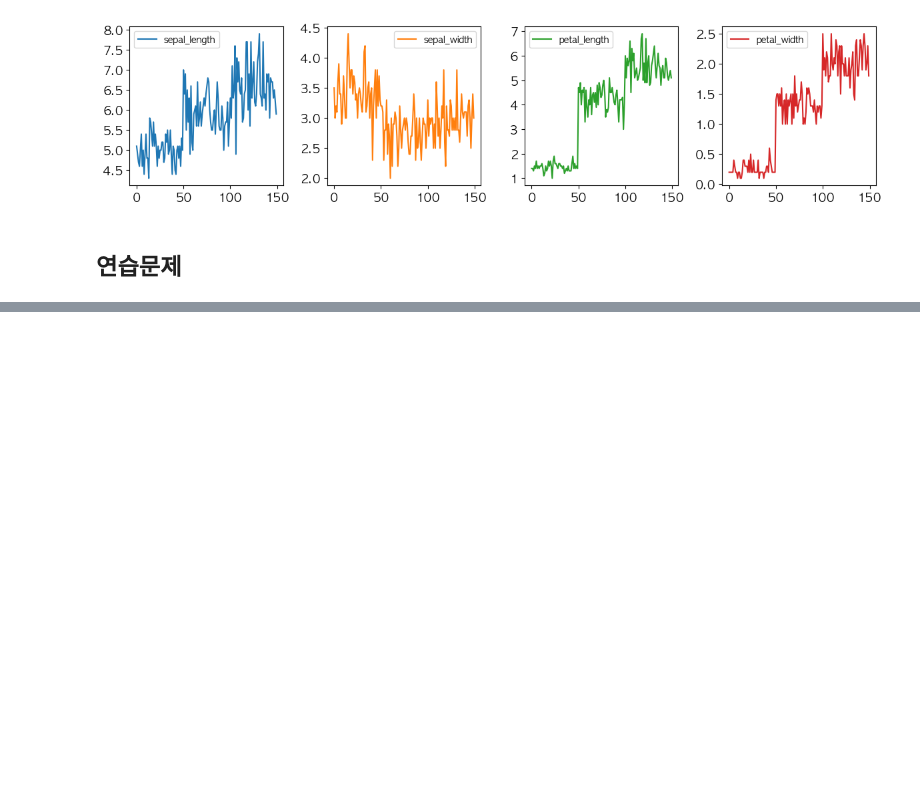
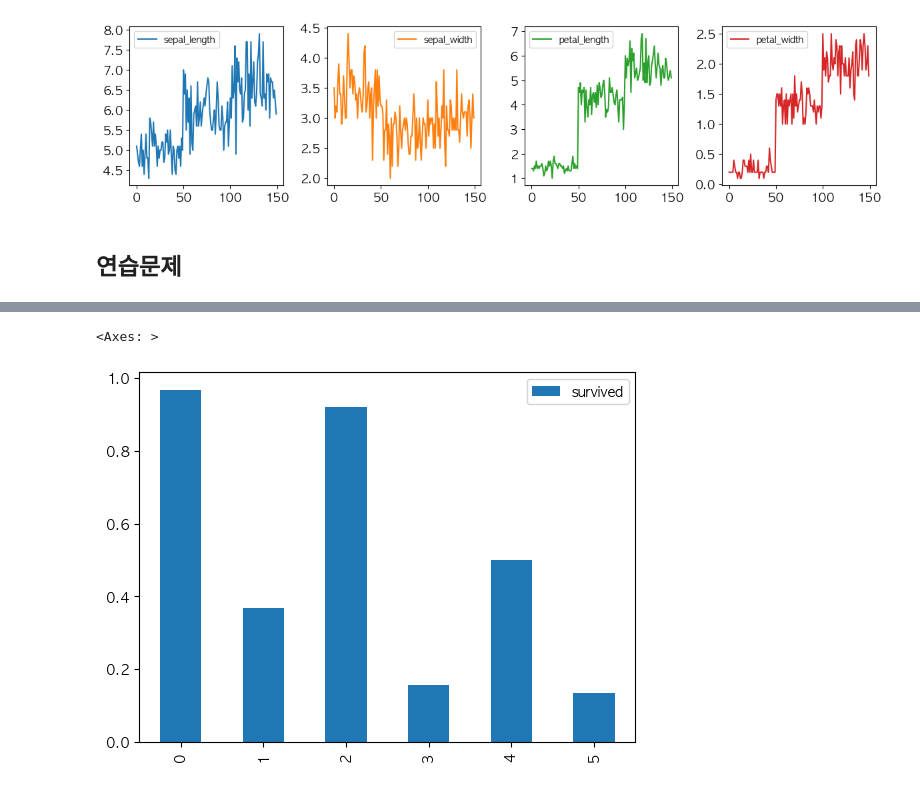
Before and after one commit to chae030/DCAV, a Jupyter notebook: final.ipynb, the cells around one changed output, grey strips where cells are left out. Cells and saved outputs as stored; diff of their text form; code cells hidden in the pictures; blank space fills up the shorter version.

```diff
--- a/final.ipynb
+++ b/final.ipynb
@@ -536,0 +616,4 @@ flights = sns.load_dataset('flights')
+# %%
+# 3
+titanic = sns.load_dataset('titanic')
+titanic
@@ -536,0 +642,4 @@ flights = sns.load_dataset('flights')
+# %%
+surv_cs = titanic.groupby(['class', 'sex'])['survived'].mean().reset_index()
+# reset_index() 는 깔끔한 시각화를 위해 씀
+surv_cs
@@ -536,0 +654,5 @@ flights = sns.load_dataset('flights')
+# %%
+surv_cs.plot(kind='bar')
+# %% [output]
+<Axes: >
+[figure, added]
```
Also changed, not shown: parts of 20 cells of this notebook.
